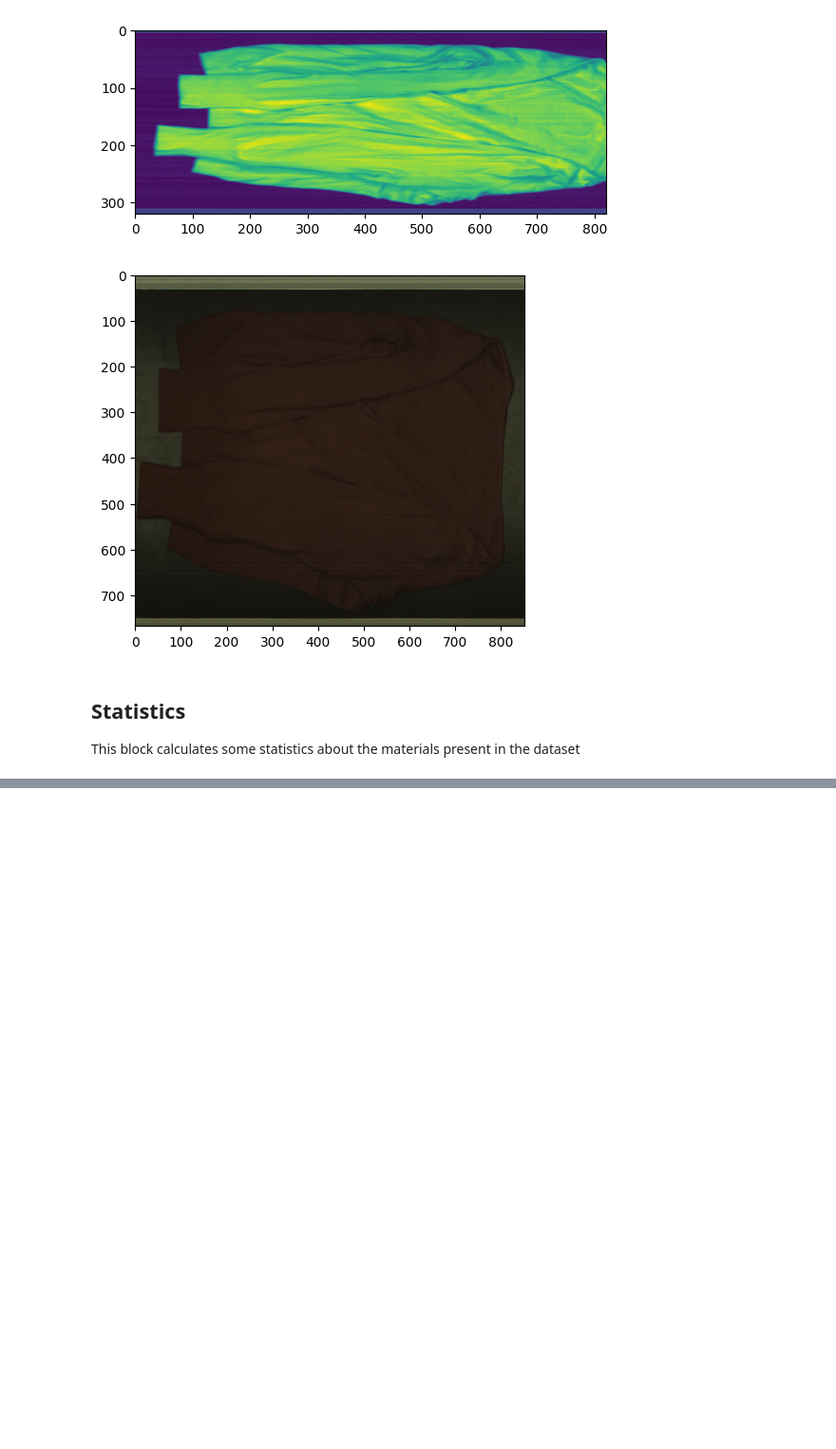
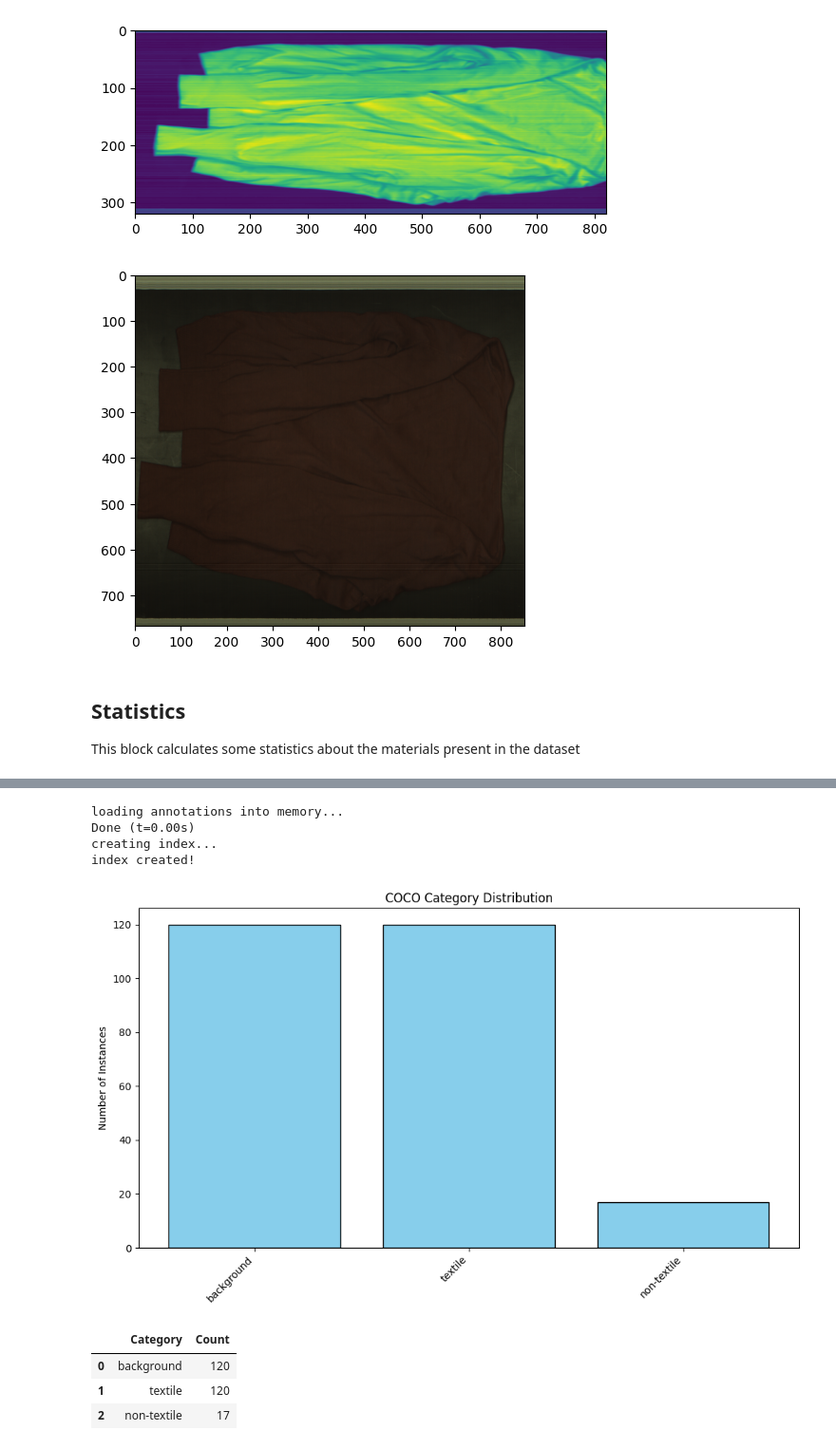
Before and after one commit to STAM-ROBO/smartex_dataset_utils, a Jupyter notebook: visualize.ipynb, the cells around one changed output, grey strips where cells are left out. Shown: that part at 95% size. Saved outputs shown, nothing was run; the diff lists cells and outputs as text; code cells hidden in the pictures; blank space fills up the shorter version.

```diff
--- a/visualize.ipynb
+++ b/visualize.ipynb
@@ -144,0 +174,60 @@ print(f"🧩 Number of unique images with non-textile elements: {non_textile_cou
+# %%
+import json
+import matplotlib.pyplot as plt
+import pandas as pd
+from collections import Counter
+from pycocotools.coco import COCO
+
+def plot_coco_category_distribution(coco_json_path):
+    """
+    Load a COCO-format JSON file and plot the distribution of categories.
+
+    Parameters
+    ----------
+    coco_json_path : str
+        Path to the COCO annotation JSON file.
+    """
+    # Load COCO annotations
+    coco = COCO(coco_json_path)
+
+    # Build mapping id -> name
+    cat_id_to_name = {cat['id']: cat['name'] for cat in coco.loadCats(coco.getCatIds())}
+
+    # Collect category ids from annotations
+    ann_ids = coco.getAnnIds()
+    anns = coco.loadAnns(ann_ids)
+    cat_ids = [ann['category_id'] for ann in anns]
+
+    # Count frequencies
+    counts = Counter(cat_ids)
+
+    # Map ids to names
+    cat_names = [cat_id_to_name[cid] for cid in counts.keys()]
+    frequencies = [counts[cid] for cid in counts.keys()]
+
+    # Create dataframe for ordering
+    df = pd.DataFrame({'Category': cat_names, 'Count': frequencies})
+    df = df.sort_values('Count', ascending=False)
+
+    # Plot
+    plt.figure(figsize=(10,6))
+    plt.bar(df['Category'], df['Count'], color='skyblue', edgecolor='black')
+    plt.xticks(rotation=45, ha='right')
+    plt.ylabel("Number of Instances")
+    plt.title("COCO Category Distribution")
+    plt.tight_layout()
+    plt.savefig('cat_distr.png')
+    plt.show()
+
+    return df
+plot_coco_category_distribution(os.path.join(DATASET_DIR,'labels/smartex_annotations_cocostyle.json'))
+# %% [output]
+loading annotations into memory...
+Done (t=0.00s)
+creating index...
+index created!
+[figure, added]
+|  | Category | Count |
+| 0 | background | 120 |
+| 1 | textile | 120 |
+| 2 | non-textile | 17 |
```
Also changed, not shown: parts of 5 cells of this notebook, 7 other files.
